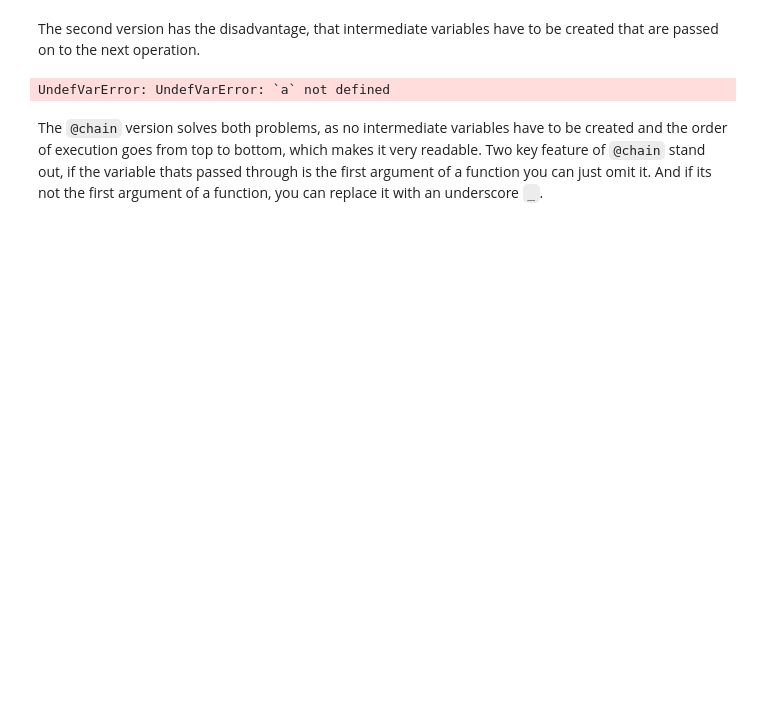
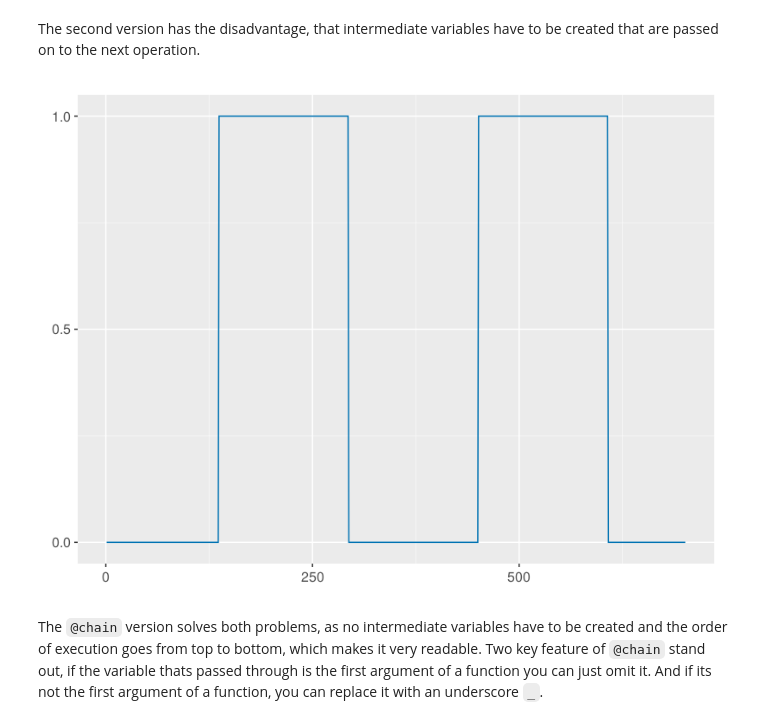
Before and after one commit to AndreasKuhn-ak/WS2022_Julia, a Jupyter notebook: Part_8_Data_Analysis/Julia_Data_Analysis.ipynb, the cells around one changed output. Saved outputs shown, nothing was run; the diff lists cells and outputs as text; code cells hidden in the pictures; blank space fills up the shorter version.

```diff
--- a/Part_8_Data_Analysis/Julia_Data_Analysis.ipynb
+++ b/Part_8_Data_Analysis/Julia_Data_Analysis.ipynb
@@ -103,11 +103,10 @@ The second version has the disadvantage, that intermediate variables have to be
 # %%
 hans1 = cos.(hans)
 hans2  = hans1.^2
 hans3 = round.(Int,hans2)
 lines(hans3)
-a
 # %% [output]
-UndefVarError: UndefVarError: `a` not defined
+[figure, added]
 # %% [markdown]
 The `@chain` version solves both problems, as no intermediate variables have to be created and the order of execution goes from top to bottom, which makes it very readable. Two key feature of `@chain` stand out, if the variable thats passed through is the first argument of a function you can just omit it. And if its not the first argument of a function, you can replace it with an underscore `_`.
 # %%
```
Also changed, not shown: parts of 29 cells of this notebook, 14 other files.
